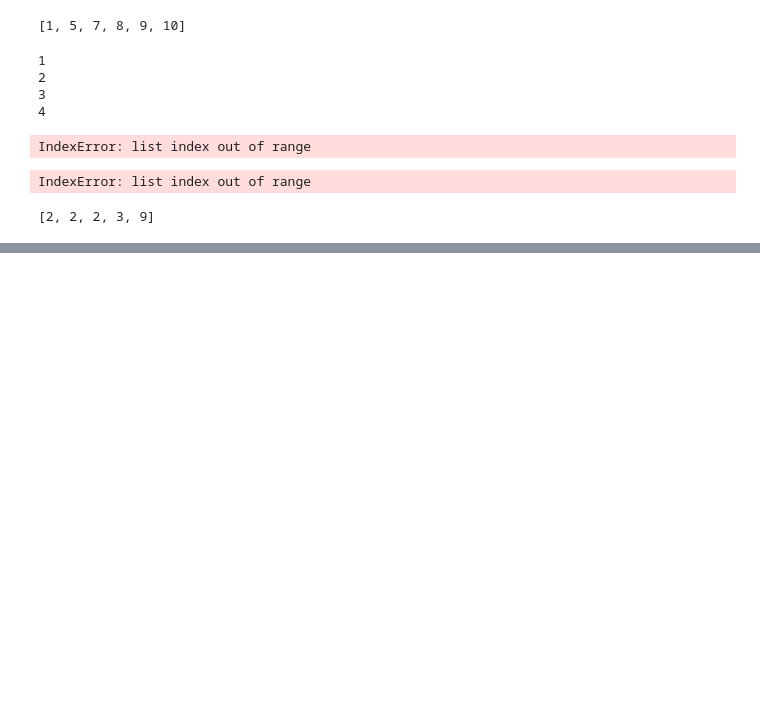
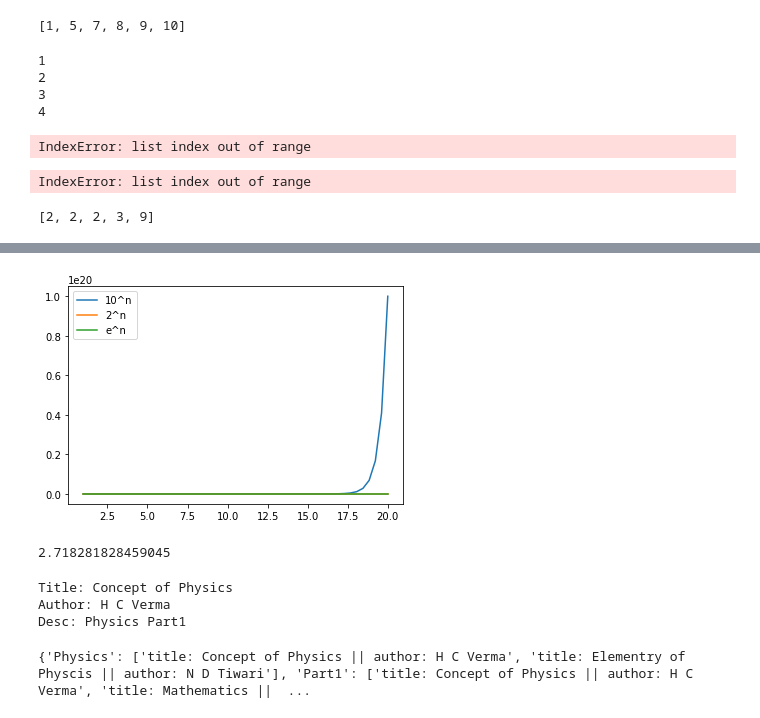
Before and after one commit to meranjeet/python, a Jupyter notebook: DSA.ipynb, the cells around one changed output, grey strips where cells are left out. Drawn from its saved outputs; the diff is of its cells as text; code cells hidden in the pictures; blank space fills up the shorter version.

```diff
--- a/DSA.ipynb
+++ b/DSA.ipynb
@@ -1301,0 +2157,16 @@ C
+# %%
+import matplotlib.pyplot as plt
+import numpy as np
+import math
+n = np.linspace(1, 20)
+plt.plot(n, 10**n, label="10^n")
+plt.plot(n, 2**n, label="2^n")
+plt.plot(n, 2.17**n, label="e^n")
+plt.legend(loc='upper left')
+plt.show()
+# %% [output]
+[figure, added]
+# %%
+math.exp(1)
+# %% [output]
+2.718281828459045
@@ -1301,0 +2213,10 @@ C
+# %%
+print(book1)
+# %% [output]
+Title: Concept of Physics
+Author: H C Verma
+Desc: Physics Part1
+# %%
+print(book.book_dict)
+# %% [output]
+{'Physics': ['title: Concept of Physics || author: H C Verma', 'title: Elementry of Physcis || author: N D Tiwari'], 'Part1': ['title: Concept of Physics || author: H C Verma', 'title: Mathematics ||  ...
```
Also changed, not shown: parts of 75 cells of this notebook, 13 other files.
